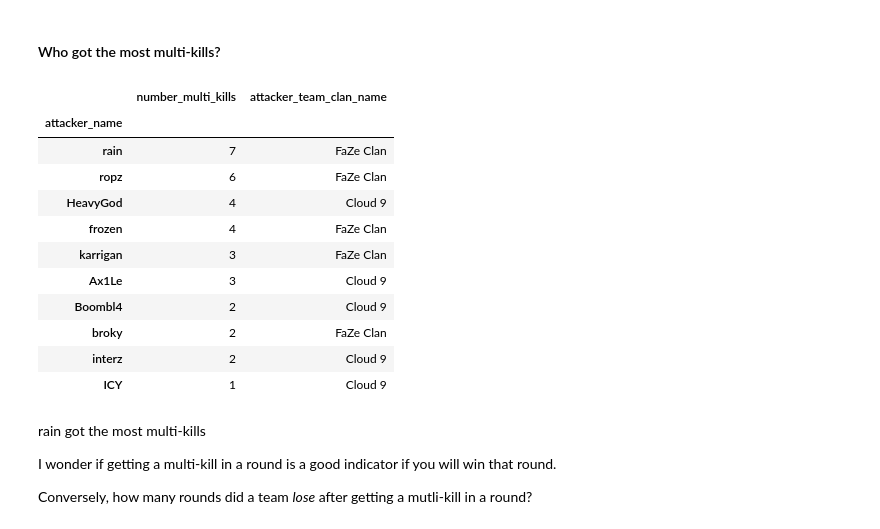
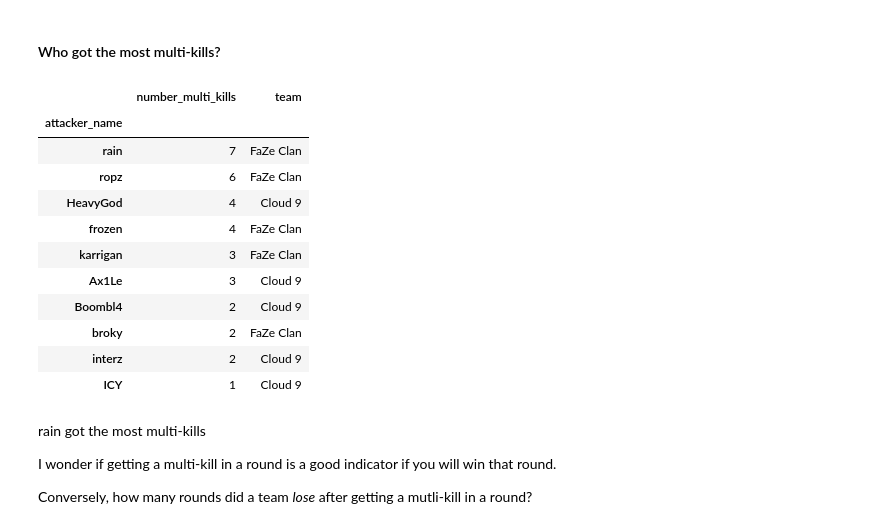
Before and after one commit to dickinsonmatt/counter-strike, a Jupyter notebook: analysis.ipynb, the cells around one changed output. Saved outputs shown, nothing was run; the diff lists cells and outputs as text; code cells hidden in the pictures.

```diff
--- a/analysis.ipynb
+++ b/analysis.ipynb
@@ -366,6 +367,8 @@ player_info = dem.kills[['round', 'attacker_name', 'attacker_team_clan_name','at
 
 # index is just player name and only column is which team they are on
 player_teams = player_info.reset_index().drop_duplicates('attacker_name').set_index('attacker_name')['attacker_team_clan_name'].sort_values()
+
+player_teams = pd.DataFrame(player_teams).rename(columns = {'attacker_team_clan_name': 'team'})
 # %% [markdown]
 ## Who had the most kills in the match?
 # %%
@@ -374,7 +377,7 @@ kills = dem.kills.copy()
 # count the number of rows each player gets in each round
 # fill in missing values with 0 kills
 # pivot table to make 1 row per round player to allow for filtering based on number of kills
-kills_per_round = kills.groupby(['round', 'attacker_name'])['tick'].count().unstack().fillna(0).reset_index().melt(id_vars = "round", value_name = "kills")
+kills_per_round = kills.groupby(['round', 'attacker_name']).size().unstack().fillna(0).reset_index().melt(id_vars = "round", value_name = "kills")
 
 player_kills = kills_per_round.groupby('attacker_name')['kills'].sum().reset_index().sort_values('kills', ascending=False).set_index('attacker_name')
 
@@ -449,11 +452,11 @@ All FaZe members got a multi-kill on both halves. On Cloud 9: Ax1Le, Boombl4, an
 #### Who got the most multi-kills?
 # %%
 # group by player name and count the number of rows (rounds with multi-kills) then sort by descending to find most
-total_multikills = multikills.groupby(['attacker_name'])['attacker_team_clan_name'].count().reset_index().sort_values('attacker_team_clan_name', ascending=False).rename(mapper = {'attacker_team_clan_name': "number_multi_kills"}, axis = 1).set_index('attacker_name')
+total_multikills = multikills.groupby(['attacker_name']).size().reset_index().rename(mapper = {0: "number_multi_kills"}, axis = 1).sort_values("number_multi_kills", ascending=False).set_index('attacker_name')
 
 total_multikills.join(player_teams)
 # %% [output]
-|  | number_multi_kills | attacker_team_clan_name |
+|  | number_multi_kills | team |
 | attacker_name |  |  |
 | rain | 7 | FaZe Clan |
 | ropz | 6 | FaZe Clan |
```
Also changed, not shown: parts of 52 cells of this notebook, 1 other file.
